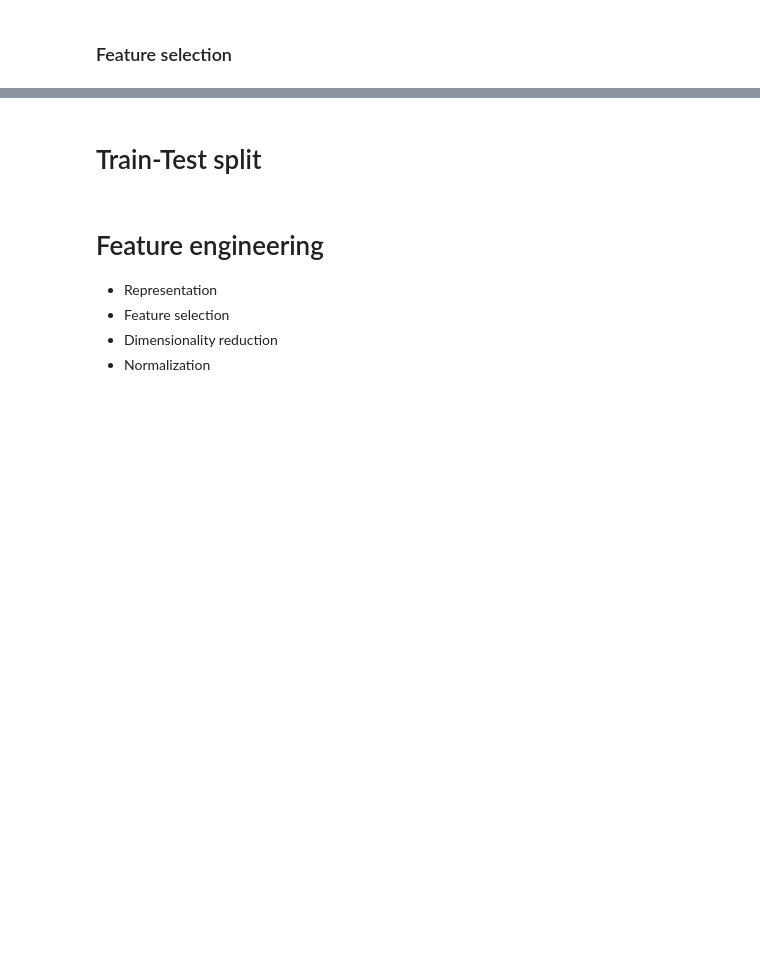
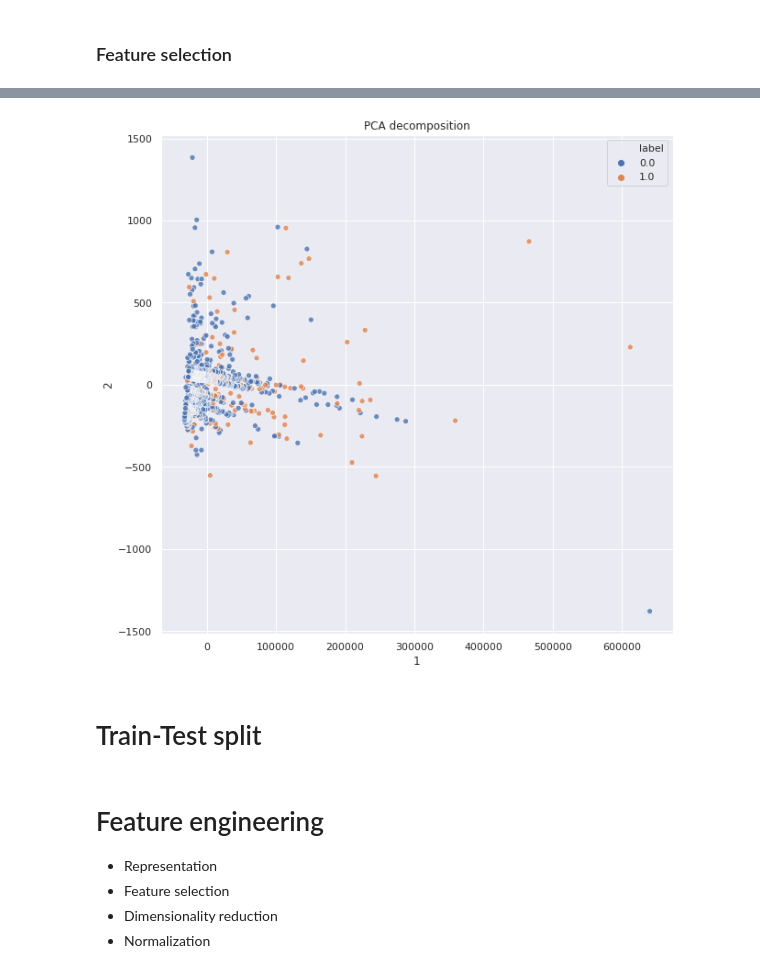
Before and after one commit to cabrau/FakeWhatsApp.Br, a Jupyter notebook: 9.0 user classification.ipynb, the cells around one changed output, grey strips where cells are left out. Saved outputs shown, nothing was run; the diff lists cells and outputs as text; code cells hidden in the pictures; blank space fills up the shorter version.

```diff
--- a/9.0 user classification.ipynb
+++ b/9.0 user classification.ipynb
@@ -368,3 +371,30 @@ FileNotFoundError: [Errno 2] File D://Blogs//train.csv does not exist: 'D://Blog
+# %%
+# Dimentionality reduction
+
+n_components = 2
+title = "PCA decomposition"
+# Creation of the model
+mod = PCA(n_components=n_components)
+# Fit and transform the features
+principal_components = mod.fit_transform(X)
+
+#principal_components_test = mod.transform(X_test)
+
+# Put them into a dataframe
+df_features = pd.DataFrame(data=principal_components,
+                 columns=['1', '2'])
+
+df_features['label'] = y
+
+# Plot
+plt.figure(figsize=(10,10))
+sns.scatterplot(x='1',
+                y='2',
+                hue="label",
+                data=df_features,
+                alpha=.8).set_title(title);
+# %% [output]
+[figure, added]
 # %% [markdown]
 # Train-Test split
 # %%
```
Also changed, not shown: parts of 24 cells of this notebook, 6 other files.
